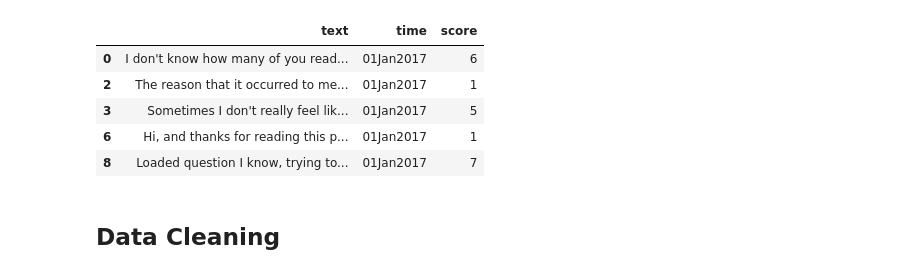
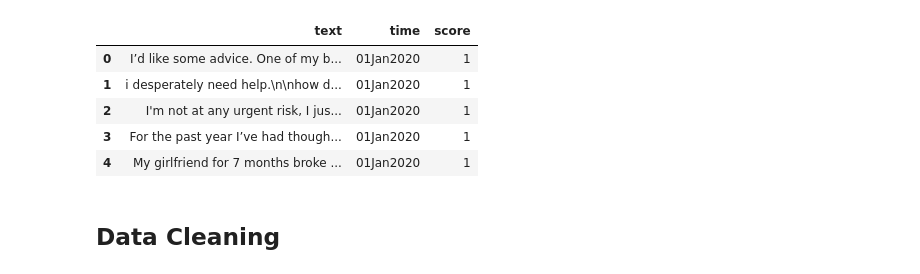
Before and after one commit to bermanjt/RedditMentalHealth, a Jupyter notebook: LDA_vis.ipynb, the cells around one changed output. Drawn from its saved outputs; the diff is of its cells as text; code cells hidden in the pictures.

```diff
--- a/LDA_vis.ipynb
+++ b/LDA_vis.ipynb
@@ -12,20 +14,19 @@ warnings.filterwarnings('ignore')
 # %%
-df = pd.read_csv('raw_data_2017/01Jan2017.csv').drop(['Unnamed: 0'], axis=1)
-for year in range(2017, 2021):
-    for file in os.listdir(f'raw_data_{year}'):
-        if file[-3:] == 'csv':
-            df_new = pd.read_csv(f'raw_data_{year}/{file}').drop(['Unnamed: 0'], axis=1)
-            df_new.time = df_new.time.apply(lambda x: file[:-4])
-            df = pd.concat([df, df_new]).reset_index(drop=True)
-df = df[df['text'] != '[deleted]']
+df = pd.read_csv(f'{subreddit}_data/raw_data_{year}/01Jan{year}.csv').drop(['Unnamed: 0'], axis=1)
+for file in tqdm(os.listdir(f'{subreddit}_data/raw_data_{year}')):
+    if file[-3:] == 'csv':
+        df_new = pd.read_csv(f'{subreddit}_data/raw_data_{year}/{file}').drop(['Unnamed: 0'], axis=1)
+        df_new.time = df_new.time.apply(lambda x: file[:-4])
+        df = pd.concat([df, df_new]).reset_index(drop=True)
+df = df[~df['text'].isin(['[deleted]', '[removed]'])]
 df.head()
 # %% [output]
 |  | text | time | score |
-| 0 | I don't know how many of you read... | 01Jan2017 | 6 |
-| 2 | The reason that it occurred to me... | 01Jan2017 | 1 |
-| 3 | Sometimes I don't really feel lik... | 01Jan2017 | 5 |
-| 6 | Hi, and thanks for reading this p... | 01Jan2017 | 1 |
-| 8 | Loaded question I know, trying to... | 01Jan2017 | 7 |
+| 0 | I’d like some advice. One of my b... | 01Jan2020 | 1 |
+| 1 | i desperately need help.\n\nhow d... | 01Jan2020 | 1 |
+| 2 | I'm not at any urgent risk, I jus... | 01Jan2020 | 1 |
+| 3 | For the past year I’ve had though... | 01Jan2020 | 1 |
+| 4 | My girlfriend for 7 months broke ... | 01Jan2020 | 1 |
 # %% [markdown]
 ## Data Cleaning
 # %%
```
Also changed, not shown: parts of 6 cells of this notebook, 41 other files.
